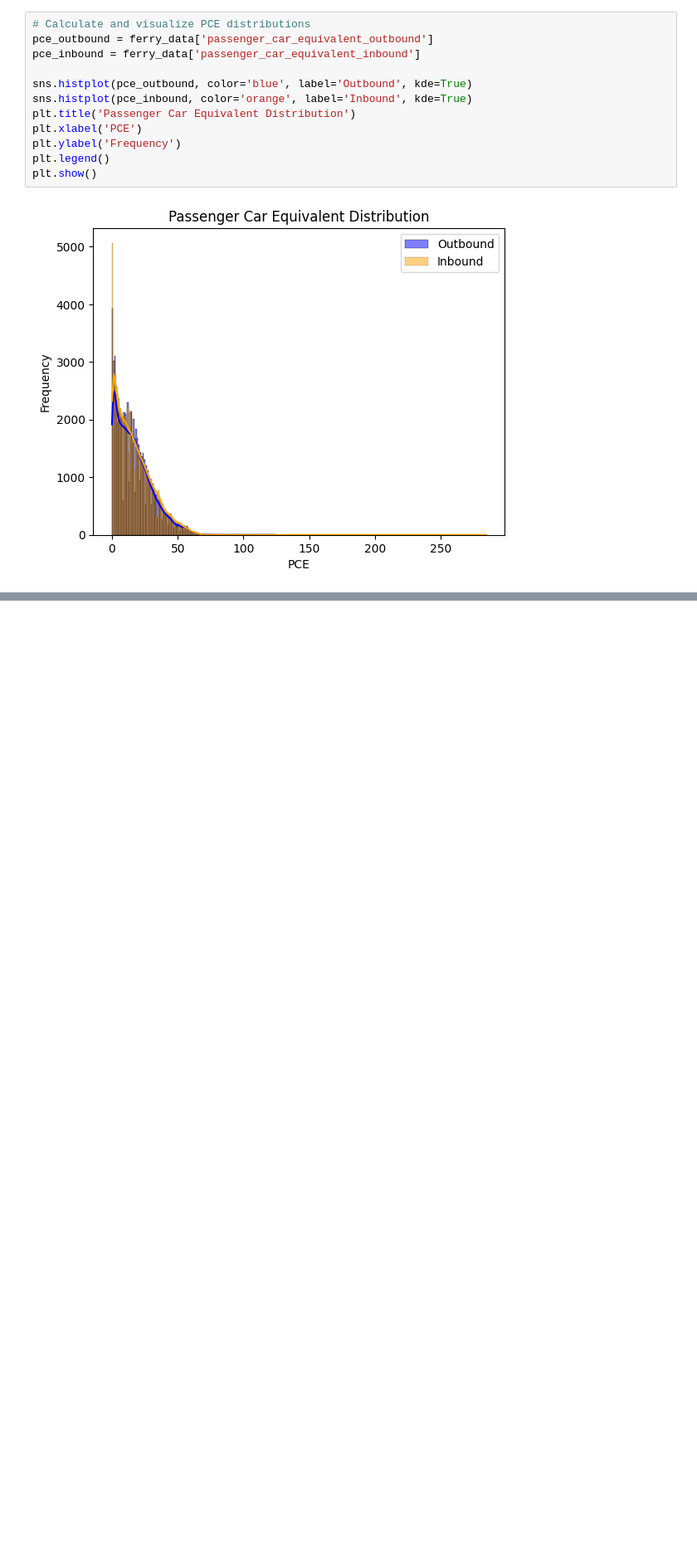
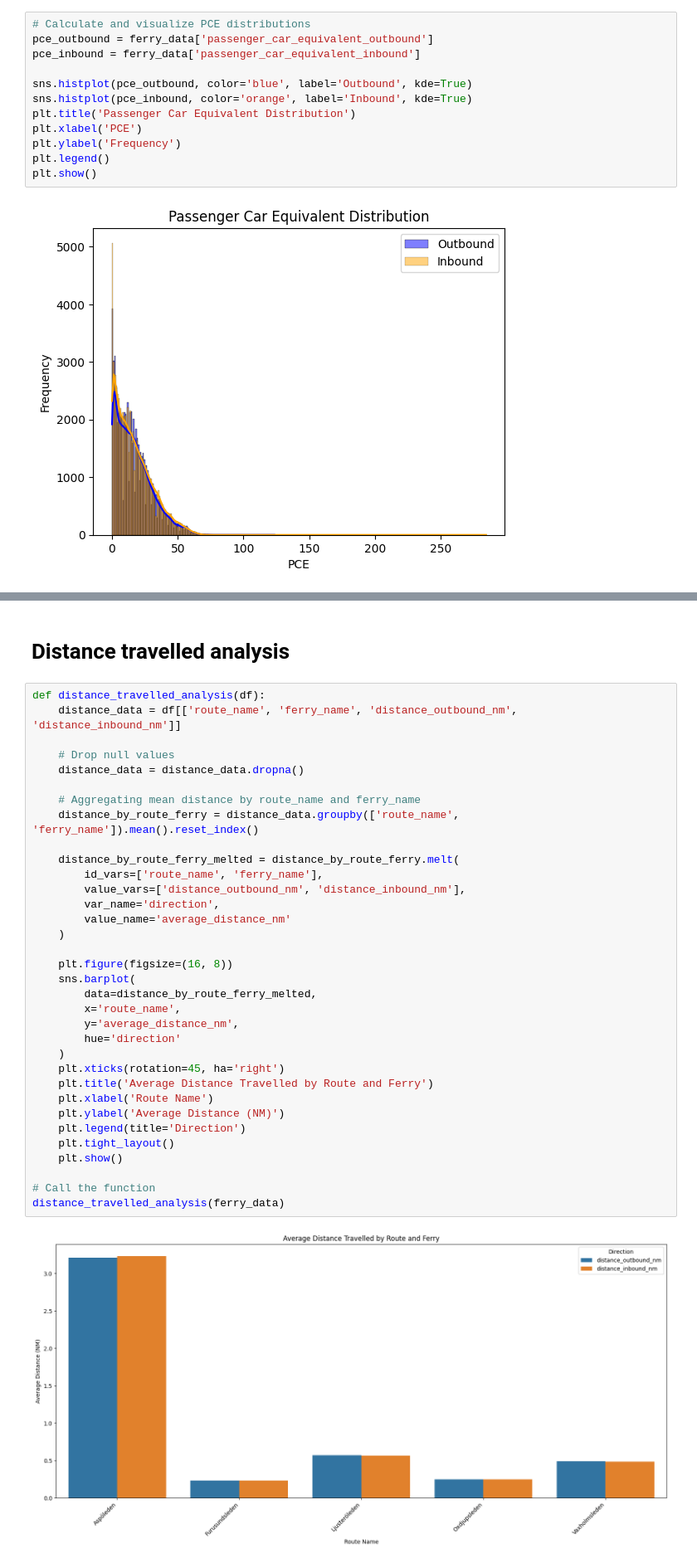
Before and after one commit to saisharan221/hack-a-fleet-phidata, a Jupyter notebook: ferry-schedules.ipynb, the cells around one changed output, grey strips where cells are left out. Shown: that part at 83% size. Cells and saved outputs as stored; diff of their text form; blank space fills up the shorter version.

```diff
--- a/ferry-schedules.ipynb
+++ b/ferry-schedules.ipynb
@@ -247,0 +154,38 @@ NameError: name 'openai' is not defined
+# %% [markdown]
+# Distance travelled analysis
+# %%
+def distance_travelled_analysis(df):
+    distance_data = df[['route_name', 'ferry_name', 'distance_outbound_nm', 'distance_inbound_nm']]
+
+    # Drop null values
+    distance_data = distance_data.dropna()
+
+    # Aggregating mean distance by route_name and ferry_name
+    distance_by_route_ferry = distance_data.groupby(['route_name', 'ferry_name']).mean().reset_index()
+
+    distance_by_route_ferry_melted = distance_by_route_ferry.melt(
+        id_vars=['route_name', 'ferry_name'],
+        value_vars=['distance_outbound_nm', 'distance_inbound_nm'],
+        var_name='direction',
+        value_name='average_distance_nm'
+    )
+
+    plt.figure(figsize=(16, 8))
+    sns.barplot(
+        data=distance_by_route_ferry_melted,
+        x='route_name',
+        y='average_distance_nm',
+        hue='direction'
+    )
+    plt.xticks(rotation=45, ha='right')
+    plt.title('Average Distance Travelled by Route and Ferry')
+    plt.xlabel('Route Name')
+    plt.ylabel('Average Distance (NM)')
+    plt.legend(title='Direction')
+    plt.tight_layout()
+    plt.show()
+
+# Call the function
+distance_travelled_analysis(ferry_data)
+# %% [output]
+[figure, added]
```
Also changed, not shown: parts of 9 cells of this notebook, 1 other file.
